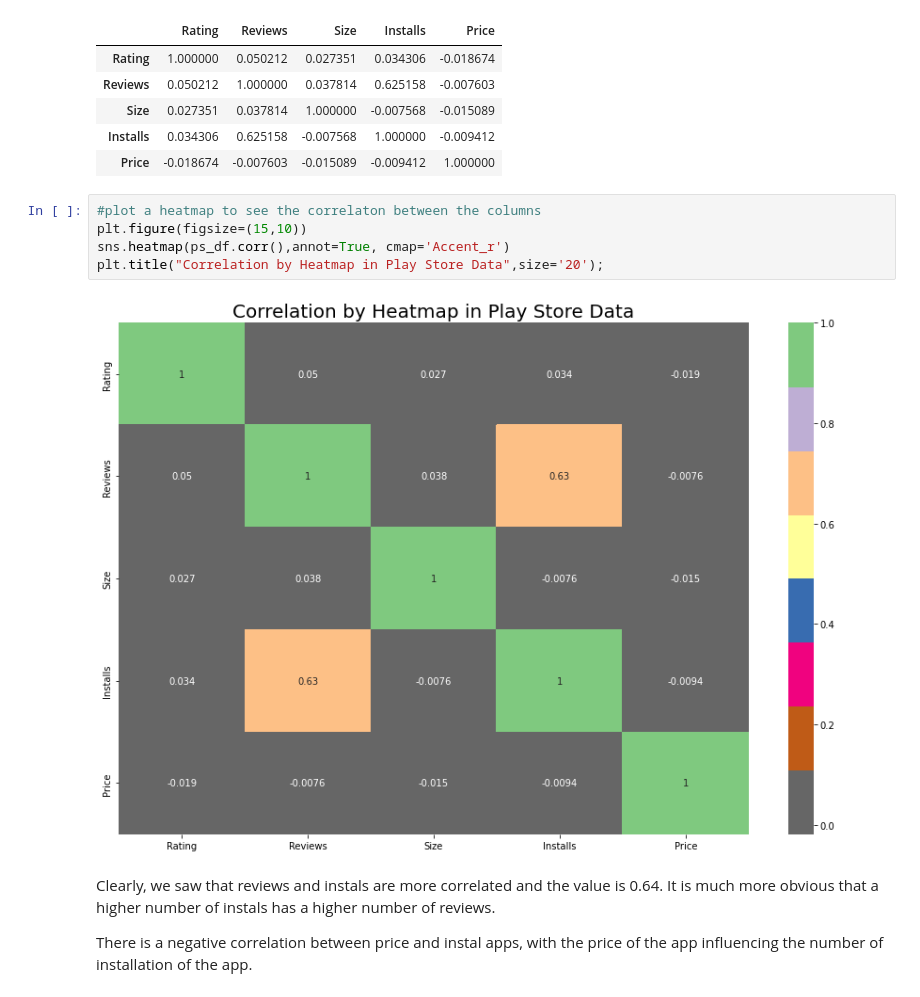
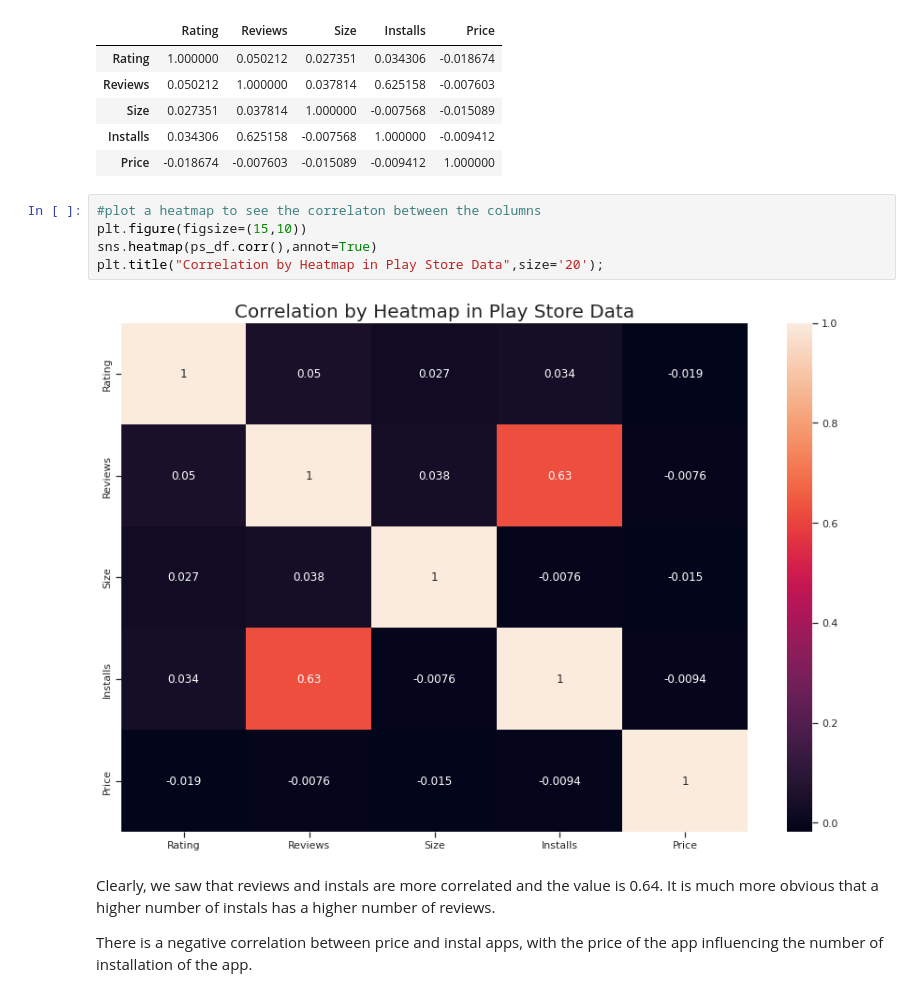
Before and after one commit to avigangarde/Google-Playstore-Analysis-, a Jupyter notebook: Play_Store_App_Review_Analysis_Capstone_Project.ipynb, the cells around one changed output. Saved outputs shown, nothing was run; the diff lists cells and outputs as text.

```diff
--- a/Play_Store_App_Review_Analysis_Capstone_Project.ipynb
+++ b/Play_Store_App_Review_Analysis_Capstone_Project.ipynb
@@ -1011,10 +1013,10 @@ ps_df.corr()
 # %%
 #plot a heatmap to see the correlaton between the columns
 plt.figure(figsize=(15,10))
-sns.heatmap(ps_df.corr(),annot=True, cmap='Accent_r')
+sns.heatmap(ps_df.corr(),annot=True)
 plt.title("Correlation by Heatmap in Play Store Data",size='20');
 # %% [output]
-[figure, old version]
+[figure, new version]
 # %% [markdown]
 Clearly, we saw that reviews and instals are more correlated and the value is 0.64. It is much more obvious that a higher number of instals has a higher number of reviews.
 
```
Also changed, not shown: parts of 11 cells of this notebook.
